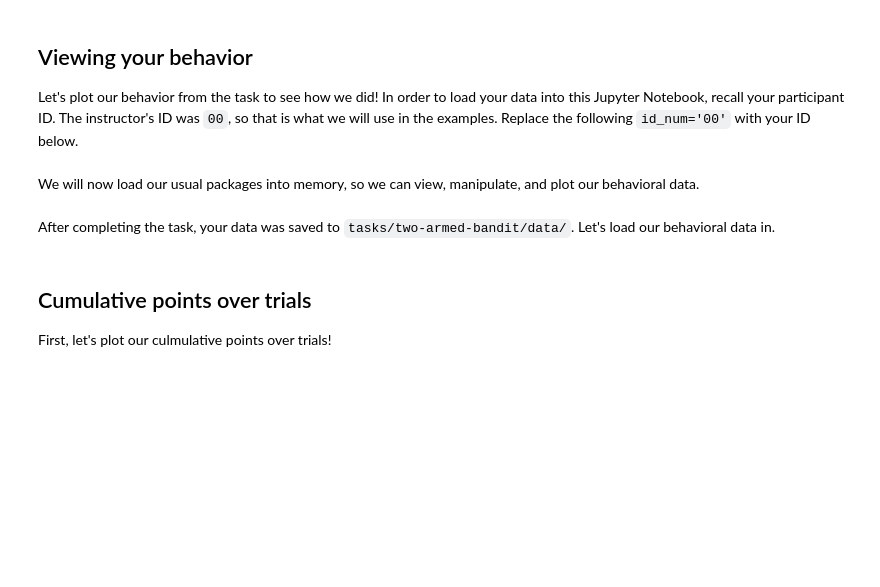
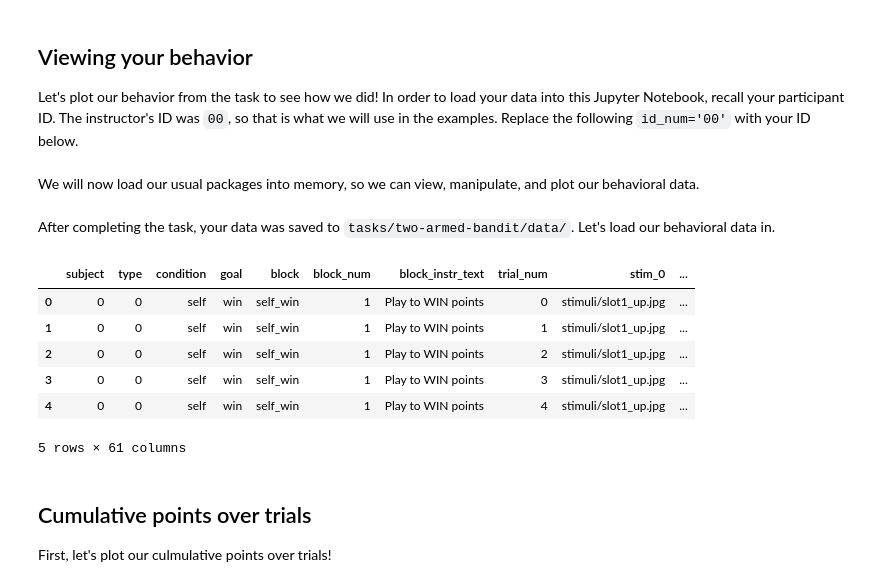
Before and after one commit to shawnrhoads/gu-psyc-347, a Jupyter notebook: docs/module-03-00_Two-Armed-Bandit.ipynb, the cells around one changed output. Saved outputs shown, nothing was run; the diff lists cells and outputs as text; code cells hidden in the pictures; blank space fills up the shorter version.

```diff
--- a/docs/module-03-00_Two-Armed-Bandit.ipynb
+++ b/docs/module-03-00_Two-Armed-Bandit.ipynb
@@ -87,10 +87,17 @@ import matplotlib.pyplot as plt
 # %% [markdown]
 After completing the task, your data was saved to `tasks/two-armed-bandit/data/`. Let's load our behavioral data in.
 # %%
-datafile = f'tasks/two-armed-bandit/data/sub-{id_num}_task-two-armed-bandit.csv'
-
+datafile = f'https://raw.githubusercontent.com/shawnrhoads/gu-psyc-347/master/docs/tasks/two-armed-bandit/data/sub-{id_num}_task-two-armed-bandit.csv'
 df = pd.read_csv(datafile)
 display(df.head())
+# %% [output]
+|  | subject | type | condition | goal | block | block_num | block_instr_text | trial_num | stim_0 | ... |
+| 0 | 0 | 0 | self | win | self_win | 1 | Play to WIN points | 0 | stimuli/slot1_up.jpg | ... |
+| 1 | 0 | 0 | self | win | self_win | 1 | Play to WIN points | 1 | stimuli/slot1_up.jpg | ... |
+| 2 | 0 | 0 | self | win | self_win | 1 | Play to WIN points | 2 | stimuli/slot1_up.jpg | ... |
+| 3 | 0 | 0 | self | win | self_win | 1 | Play to WIN points | 3 | stimuli/slot1_up.jpg | ... |
+| 4 | 0 | 0 | self | win | self_win | 1 | Play to WIN points | 4 | stimuli/slot1_up.jpg | ... |
+5 rows × 61 columns
 # %% [markdown]
 ## Cumulative points over trials
 
```
Also changed, not shown: parts of 7 cells of this notebook.
